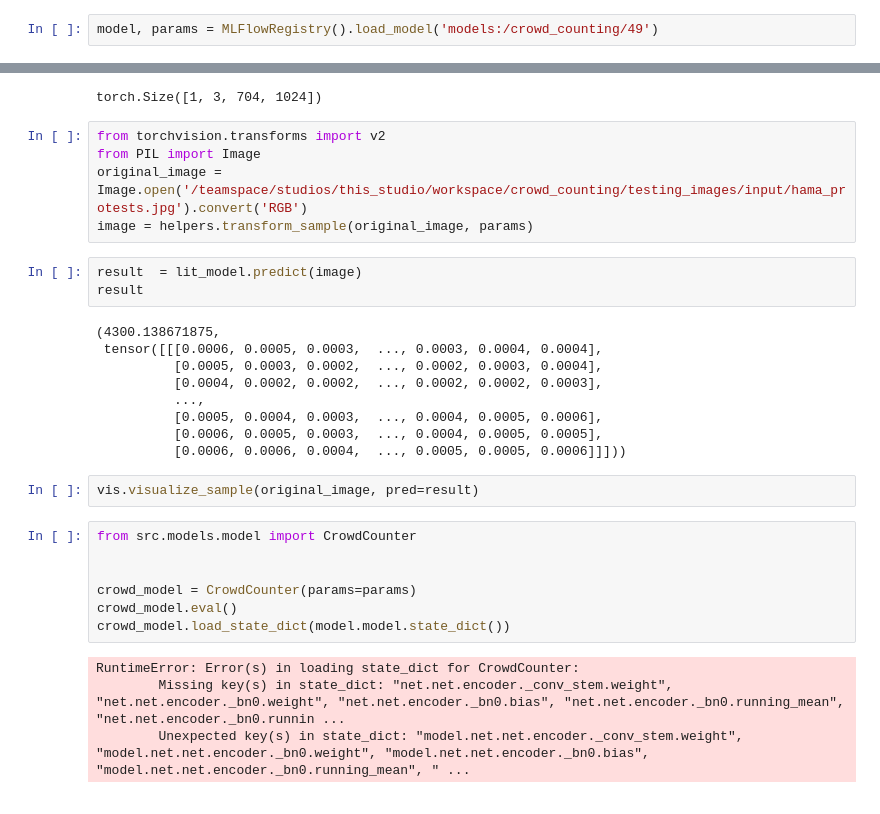
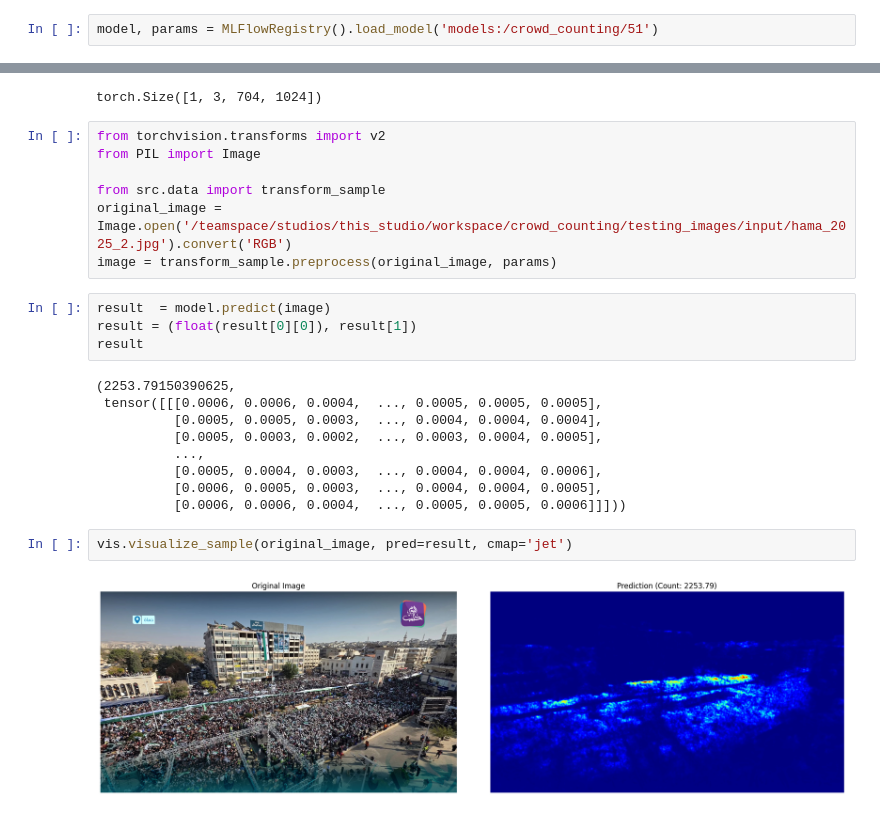
Before and after one commit to Karam-Antar/crowd_counting, a Jupyter notebook: notebooks/explore.ipynb, the cells around one changed output, grey strips where cells are left out. Cells and saved outputs as stored; diff of their text form.

```diff
--- a/notebooks/explore.ipynb
+++ b/notebooks/explore.ipynb
@@ -15,4 +15,4 @@ from src.utils import inspection
 # %%
 inspection.inspect_model('resnet101')
 # %%
-model, params = MLFlowRegistry().load_model('models:/crowd_counting/49')
+model, params = MLFlowRegistry().load_model('models:/crowd_counting/51')
@@ -78,31 +82,25 @@ torch.Size([1, 3, 704, 1024])
 # %%
 from torchvision.transforms import v2
 from PIL import Image
-original_image = Image.open('/teamspace/studios/this_studio/workspace/crowd_counting/testing_images/input/hama_protests.jpg').convert('RGB')
-image = helpers.transform_sample(original_image, params)
+
+from src.data import transform_sample
+original_image = Image.open('/teamspace/studios/this_studio/workspace/crowd_counting/testing_images/input/hama_2025_2.jpg').convert('RGB')
+image = transform_sample.preprocess(original_image, params)
 # %%
-result  = lit_model.predict(image)
+result  = model.predict(image)
+result = (float(result[0][0]), result[1])
 result
 # %% [output]
-(4300.138671875,
- tensor([[[0.0006, 0.0005, 0.0003,  ..., 0.0003, 0.0004, 0.0004],
-          [0.0005, 0.0003, 0.0002,  ..., 0.0002, 0.0003, 0.0004],
-          [0.0004, 0.0002, 0.0002,  ..., 0.0002, 0.0002, 0.0003],
+(2253.79150390625,
+ tensor([[[0.0006, 0.0006, 0.0004,  ..., 0.0005, 0.0005, 0.0005],
+          [0.0005, 0.0005, 0.0003,  ..., 0.0004, 0.0004, 0.0004],
+          [0.0005, 0.0003, 0.0002,  ..., 0.0003, 0.0004, 0.0005],
           ...,
-          [0.0005, 0.0004, 0.0003,  ..., 0.0004, 0.0005, 0.0006],
-          [0.0006, 0.0005, 0.0003,  ..., 0.0004, 0.0005, 0.0005],
+          [0.0005, 0.0004, 0.0003,  ..., 0.0004, 0.0004, 0.0006],
+          [0.0006, 0.0005, 0.0003,  ..., 0.0004, 0.0004, 0.0005],
           [0.0006, 0.0006, 0.0004,  ..., 0.0005, 0.0005, 0.0006]]]))
 # %%
-vis.visualize_sample(original_image, pred=result)
+vis.visualize_sample(original_image, pred=result, cmap='jet')
+# %% [output]
+[figure, added]
-# %%
-from src.models.model import CrowdCounter
-
-
-crowd_model = CrowdCounter(params=params)
-crowd_model.eval()
-crowd_model.load_state_dict(model.model.state_dict())
-# %% [output]
-RuntimeError: Error(s) in loading state_dict for CrowdCounter:
-        Missing key(s) in state_dict: "net.net.encoder._conv_stem.weight", "net.net.encoder._bn0.weight", "net.net.encoder._bn0.bias", "net.net.encoder._bn0.running_mean", "net.net.encoder._bn0.runnin ...
-        Unexpected key(s) in state_dict: "model.net.net.encoder._conv_stem.weight", "model.net.net.encoder._bn0.weight", "model.net.net.encoder._bn0.bias", "model.net.net.encoder._bn0.running_mean", " ...
 # %%
```
Also changed, not shown: parts of 4 cells of this notebook, 5 other files.
